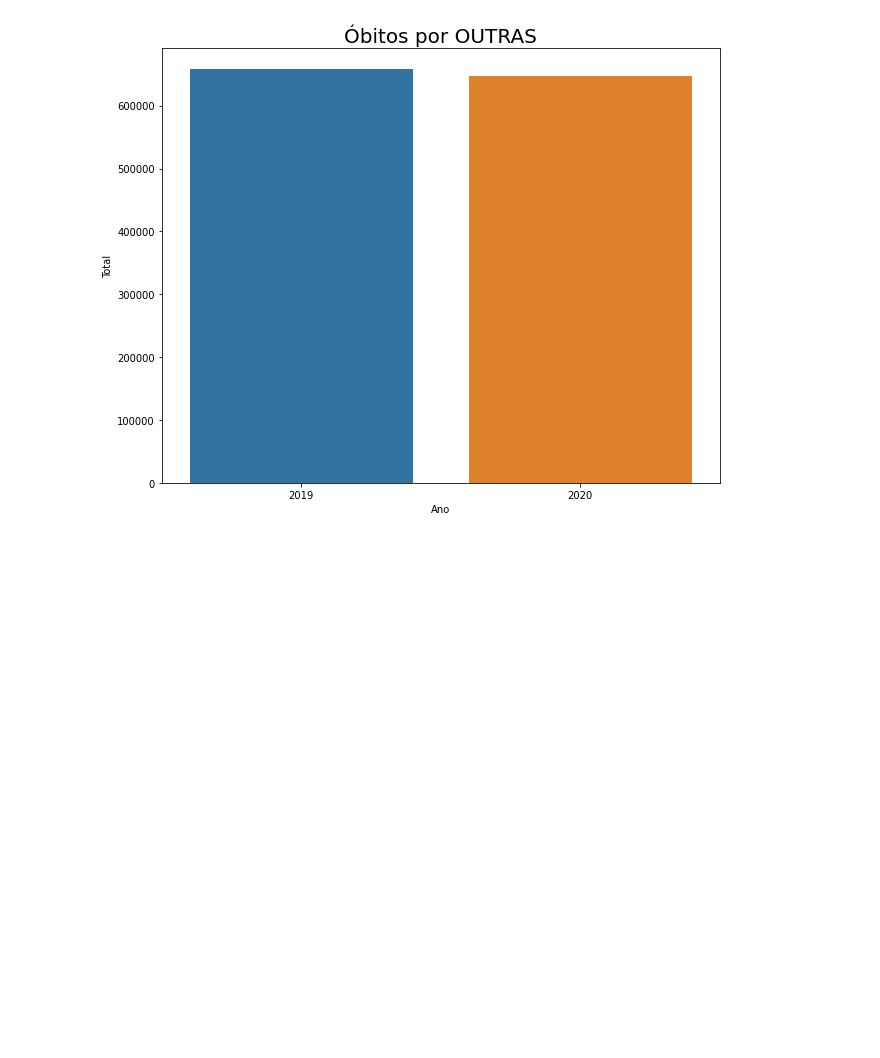
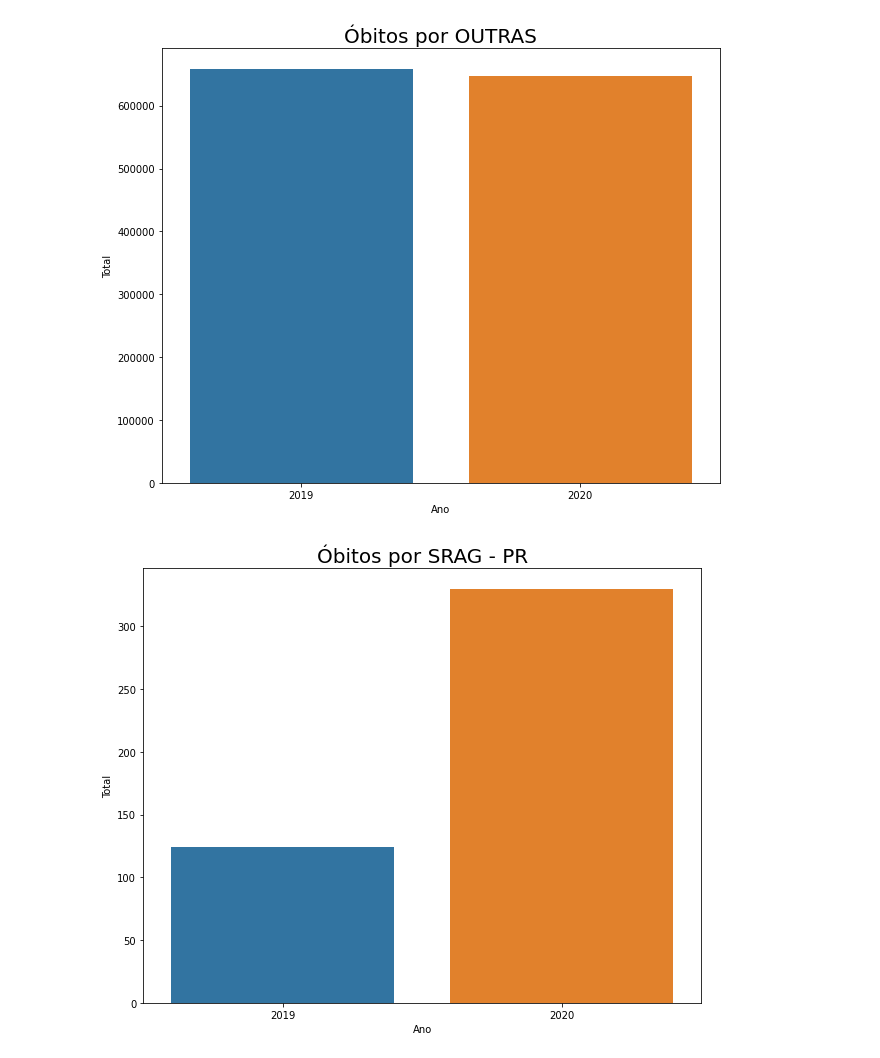
Before and after one commit to ClarisseAlvarenga/streamlit_bootcamp, a Jupyter notebook: notebooks/analise_obitos_covid.ipynb, the cells around one changed output. Saved outputs shown, nothing was run; the diff lists cells and outputs as text; code cells hidden in the pictures; blank space fills up the shorter version.

```diff
--- a/notebooks/analise_obitos_covid.ipynb
+++ b/notebooks/analise_obitos_covid.ipynb
@@ -182,3 +182,25 @@ def grafico_comparativo(causa):
 grafico_comparativo('OUTRAS')
 # %% [output]
 [figure]
+# %%
+def grafico_comparativo(causa, estado='BRASIL'):
+
+    if estado == "BRASIL":
+        total_2019 = dados_2019.groupby('tipo_doenca').sum()
+        total_2020 = dados_2020.groupby('tipo_doenca').sum()
+        lista = [int(total_2019.loc[causa]), int(total_2020.loc[causa])]
+    else:
+        total_2019 = dados_2019.groupby(['uf','tipo_doenca']).sum()
+        total_2020 = dados_2020.groupby(['uf','tipo_doenca']).sum()
+        lista = [int(total_2019.loc[estado,causa]), int(total_2020.loc[estado,causa])]
+
+    dados = pd.DataFrame({'Total': lista,
+                           'Ano': [2019, 2020]})
+    plt.figure(figsize=(10,8))
+    sns.barplot(x='Ano', y='Total', data=dados)
+    plt.title(f'Óbitos por {causa} - {estado}', fontsize=20)
+    plt.show()
+# %%
+grafico_comparativo('SRAG', 'PR')
+# %% [output]
+[figure, added]
```
Also changed, not shown: 1 other file.
